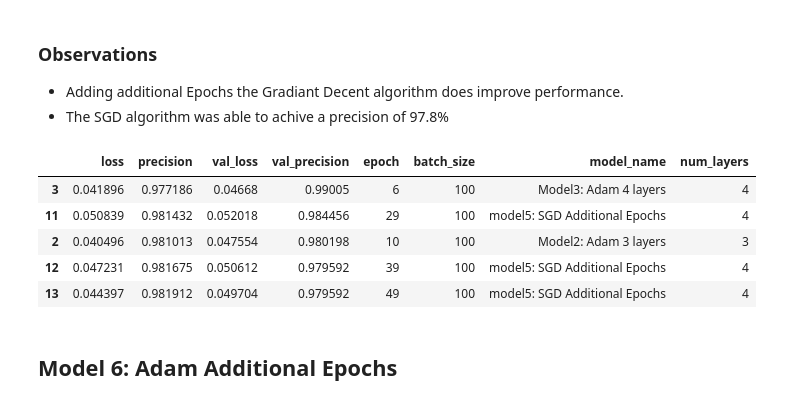
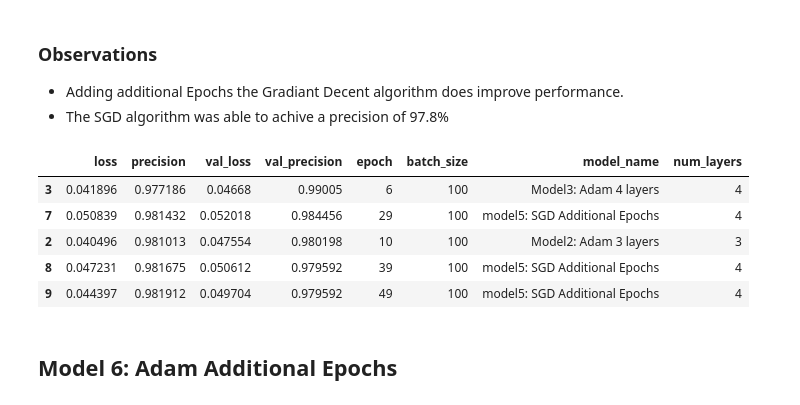
Before and after one commit to DanielLevenstein/ReneWindNeuralNetwork_ML_Project4, a Jupyter notebook: RewindNeuralNetwork_ML_Project4.ipynb, the cells around one changed output. Saved outputs shown, nothing was run; the diff lists cells and outputs as text; code cells hidden in the pictures.

```diff
--- a/RewindNeuralNetwork_ML_Project4.ipynb
+++ b/RewindNeuralNetwork_ML_Project4.ipynb
@@ -616,20 +615,21 @@ Epoch 50/50
 - Adding additional Epochs the Gradiant Decent algorithm does improve performance.
 - The SGD algorithm was able to achive a precision of 97.8%
 # %%
-current_index = 10
-best_models.loc[current_index] = hist5.loc[19]
-best_models.loc[current_index + 1] = hist5.loc[29]
-best_models.loc[current_index + 2] = hist5.loc[39]
-best_models.loc[current_index + 3] = hist5.loc[49]
+current_index = 5
+best_models.loc[current_index] = hist5.loc[9]
+best_models.loc[current_index + 1] = hist5.loc[19]
+best_models.loc[current_index + 2] = hist5.loc[29]
+best_models.loc[current_index + 3] = hist5.loc[39]
+best_models.loc[current_index + 4] = hist5.loc[49]
 best_models.sort_values(by='val_precision', ascending=False, inplace=True)
 best_models.head(5)
 # %% [output]
 |  | loss | precision | val_loss | val_precision | epoch | batch_size | model_name | num_layers |
 | 3 | 0.041896 | 0.977186 | 0.04668 | 0.99005 | 6 | 100 | Model3: Adam 4 layers | 4 |
-| 11 | 0.050839 | 0.981432 | 0.052018 | 0.984456 | 29 | 100 | model5: SGD Additional Epochs | 4 |
+| 7 | 0.050839 | 0.981432 | 0.052018 | 0.984456 | 29 | 100 | model5: SGD Additional Epochs | 4 |
 | 2 | 0.040496 | 0.981013 | 0.047554 | 0.980198 | 10 | 100 | Model2: Adam 3 layers | 3 |
-| 12 | 0.047231 | 0.981675 | 0.050612 | 0.979592 | 39 | 100 | model5: SGD Additional Epochs | 4 |
-| 13 | 0.044397 | 0.981912 | 0.049704 | 0.979592 | 49 | 100 | model5: SGD Additional Epochs | 4 |
+| 8 | 0.047231 | 0.981675 | 0.050612 | 0.979592 | 39 | 100 | model5: SGD Additional Epochs | 4 |
+| 9 | 0.044397 | 0.981912 | 0.049704 | 0.979592 | 49 | 100 | model5: SGD Additional Epochs | 4 |
 # %% [markdown]
 ## Model 6: Adam Additional Epochs
 # %%
```
Also changed, not shown: parts of 14 cells of this notebook, 2 other files.
